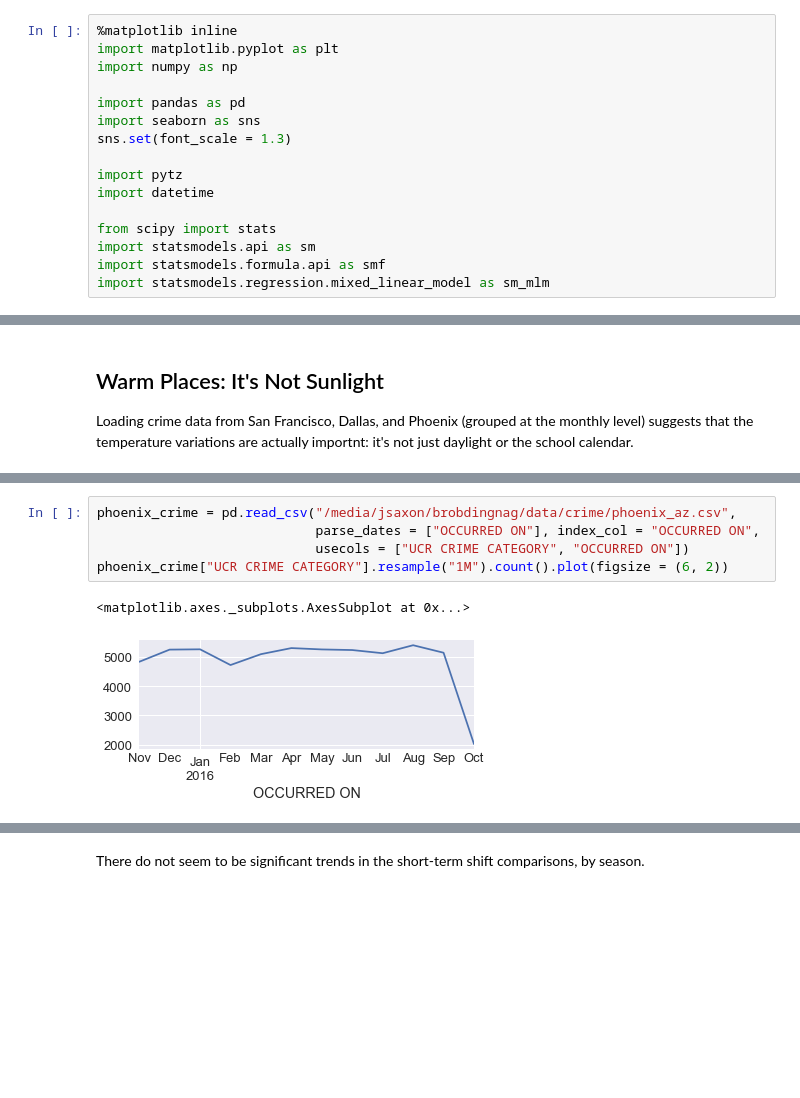
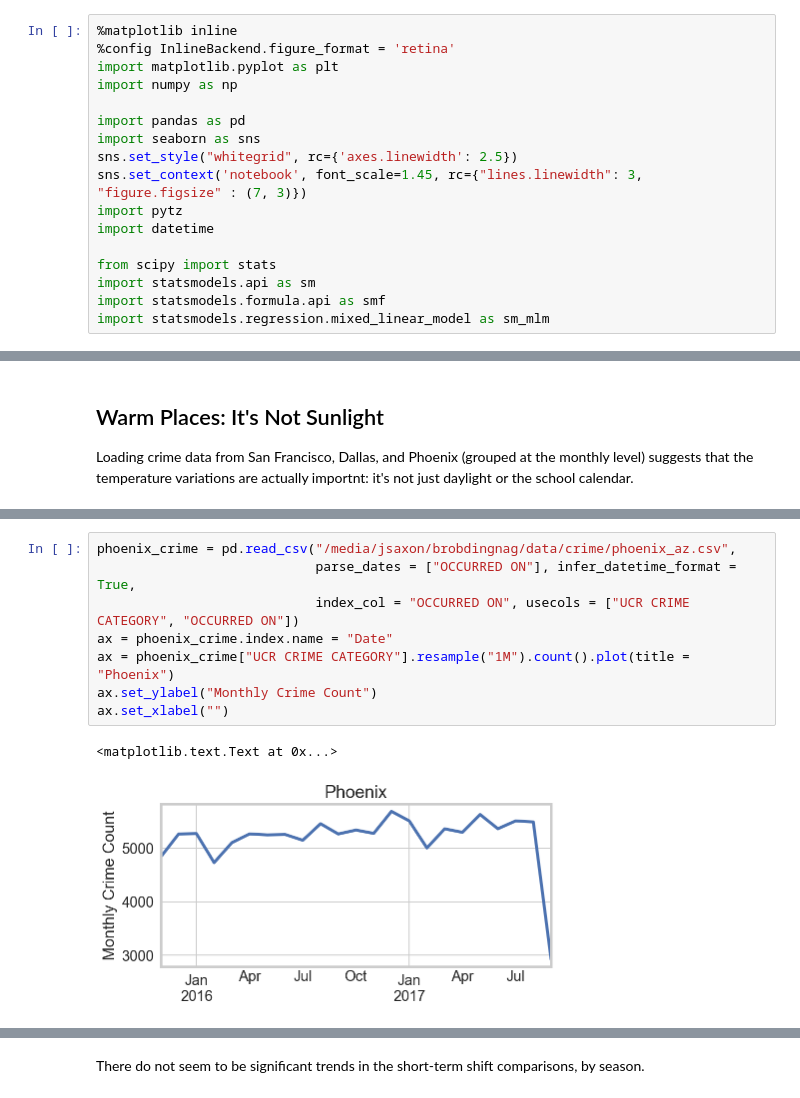
Before and after one commit to harris-ippp/lectures, a Jupyter notebook: 09-weather/weather_crime.ipynb, the cells around one changed output, grey strips where cells are left out. Saved outputs shown, nothing was run; the diff lists cells and outputs as text; blank space fills up the shorter version.

```diff
--- a/09-weather/weather_crime.ipynb
+++ b/09-weather/weather_crime.ipynb
@@ -4,13 +2,14 @@
 # Crime and Weather
 # %%
 %matplotlib inline
+%config InlineBackend.figure_format = 'retina'
 import matplotlib.pyplot as plt
 import numpy as np
 
 import pandas as pd
 import seaborn as sns
-sns.set(font_scale = 1.3)
-
+sns.set_style("whitegrid", rc={'axes.linewidth': 2.5})
+sns.set_context('notebook', font_scale=1.45, rc={"lines.linewidth": 3, "figure.figsize" : (7, 3)})
 import pytz
 import datetime
 
@@ -68,11 +86,14 @@ sf_crime["Category"].resample("1M").count().plot(figsize = (6, 2))
 # %%
 phoenix_crime = pd.read_csv("/media/jsaxon/brobdingnag/data/crime/phoenix_az.csv",
-                            parse_dates = ["OCCURRED ON"], index_col = "OCCURRED ON",
-                            usecols = ["UCR CRIME CATEGORY", "OCCURRED ON"])
-phoenix_crime["UCR CRIME CATEGORY"].resample("1M").count().plot(figsize = (6, 2))
+                            parse_dates = ["OCCURRED ON"], infer_datetime_format = True,
+                            index_col = "OCCURRED ON", usecols = ["UCR CRIME CATEGORY", "OCCURRED ON"])
+ax = phoenix_crime.index.name = "Date"
+ax = phoenix_crime["UCR CRIME CATEGORY"].resample("1M").count().plot(title = "Phoenix")
+ax.set_ylabel("Monthly Crime Count")
+ax.set_xlabel("")
 # %% [output]
-<matplotlib.axes._subplots.AxesSubplot at 0x...>
+<matplotlib.text.Text at 0x...>
-[figure, old version]
+[figure, new version]
 # %%
 dallas_crime = pd.read_csv("/media/jsaxon/brobdingnag/data/crime/dallas_tx.csv",
                            usecols = ["Date1", "Time1", "OffIncident"],
```
Also changed, not shown: parts of 65 cells of this notebook.
